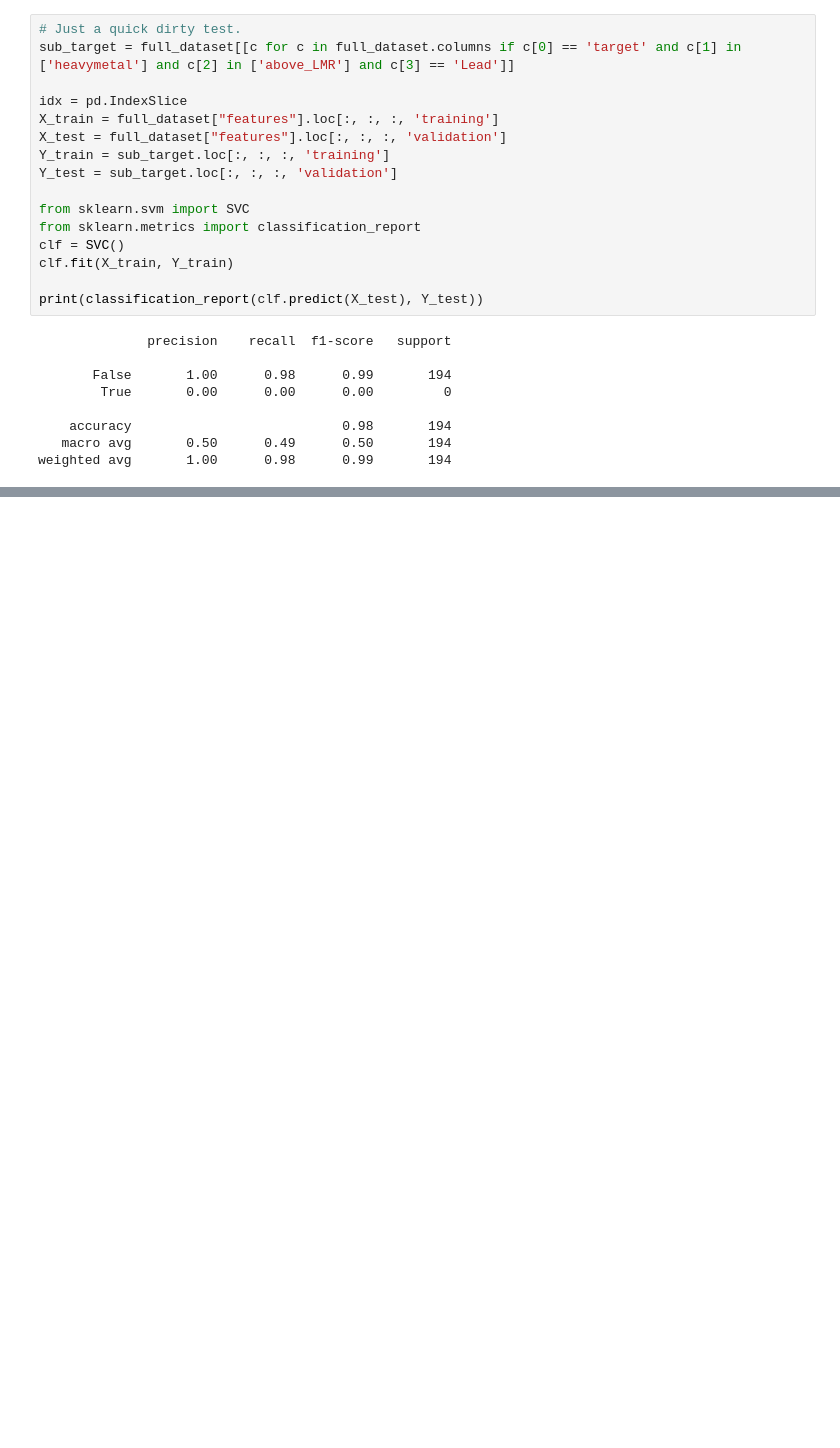
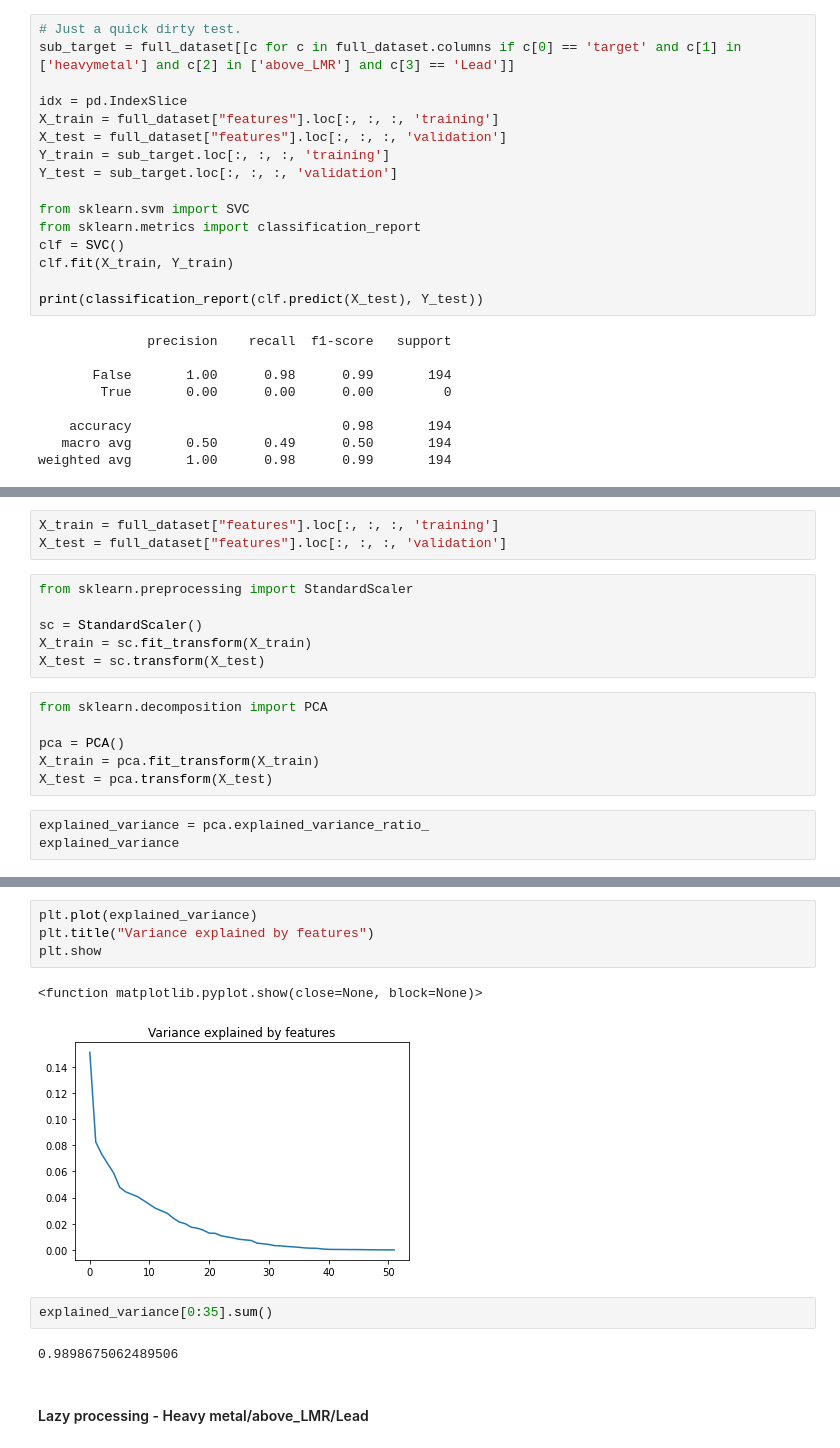
Before and after one commit to EbubekirKocadag/hackathon_beeodiversity, a Jupyter notebook: beeodiversity.ipynb, the cells around one changed output, grey strips where cells are left out. Cells and saved outputs as stored; diff of their text form; blank space fills up the shorter version.

```diff
--- a/beeodiversity.ipynb
+++ b/beeodiversity.ipynb
@@ -361,0 +362,18 @@ weighted avg       1.00      0.98      0.99       194
+# %%
+X_train = full_dataset["features"].loc[:, :, :, 'training']
+X_test = full_dataset["features"].loc[:, :, :, 'validation']
+# %%
+from sklearn.preprocessing import StandardScaler
+
+sc = StandardScaler()
+X_train = sc.fit_transform(X_train)
+X_test = sc.transform(X_test)
+# %%
+from sklearn.decomposition import PCA
+
+pca = PCA()
+X_train = pca.fit_transform(X_train)
+X_test = pca.transform(X_test)
+# %%
+explained_variance = pca.explained_variance_ratio_
+explained_variance
@@ -361,0 +394,13 @@ weighted avg       1.00      0.98      0.99       194
+# %%
+plt.plot(explained_variance)
+plt.title("Variance explained by features")
+plt.show
+# %% [output]
+<function matplotlib.pyplot.show(close=None, block=None)>
+[figure, added]
+# %%
+explained_variance[0:35].sum()
+# %% [output]
+0.9898675062489506
+# %% [markdown]
+#### Lazy processing - Heavy metal/above_LMR/Lead
```
Also changed, not shown: parts of 10 cells of this notebook.
